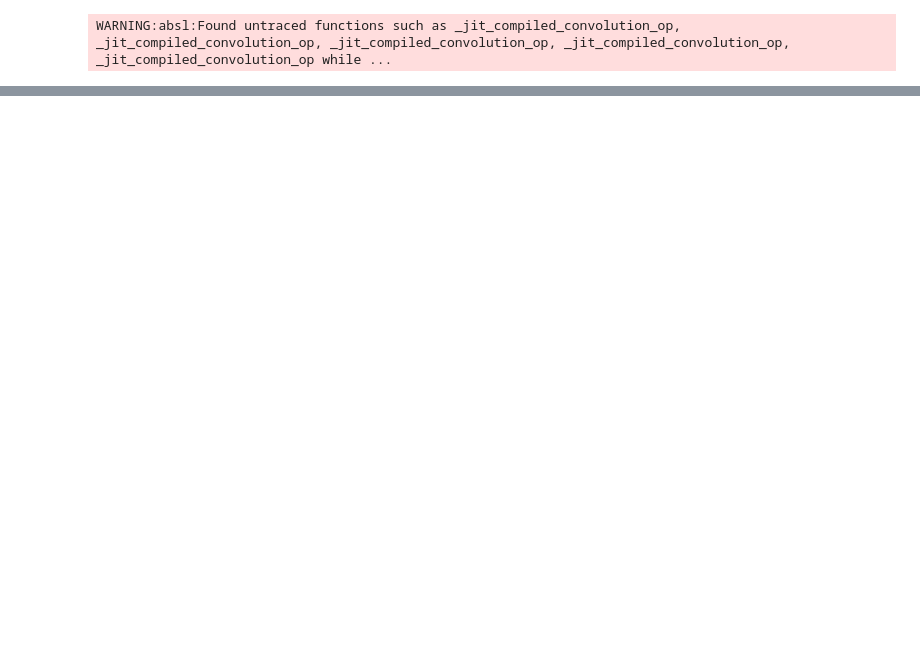
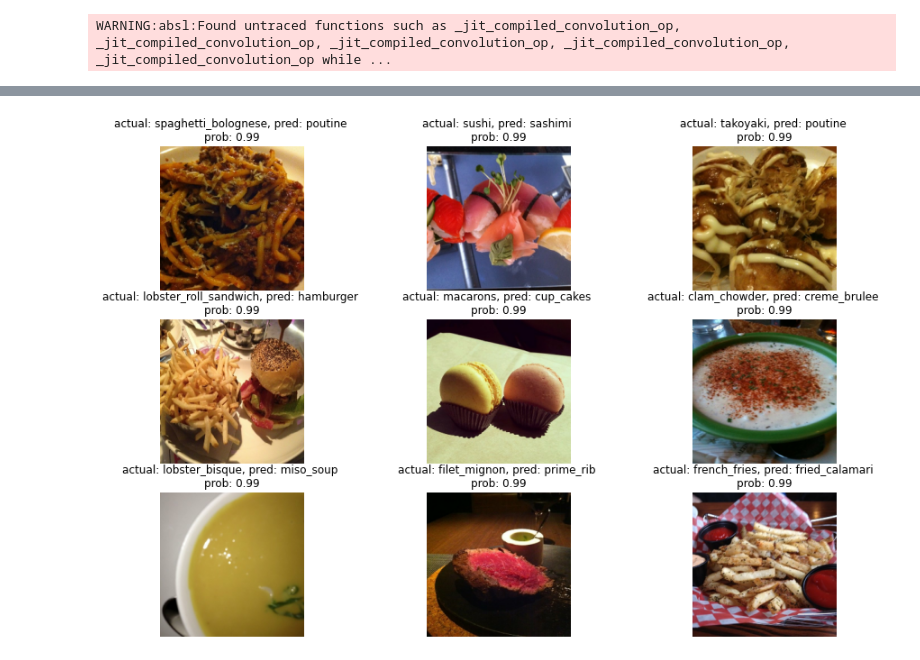
Before and after one commit to 95ImadEL/Tensorflow-basics, a Jupyter notebook: Scaling_up.ipynb, the cells around one changed output, grey strips where cells are left out. Drawn from its saved outputs; the diff is of its cells as text; code cells hidden in the pictures; blank space fills up the shorter version.

```diff
--- a/Scaling_up.ipynb
+++ b/Scaling_up.ipynb
@@ -236,0 +487,7 @@ WARNING:absl:Found untraced functions such as _jit_compiled_convolution_op, _jit
+# %%
+# 1. Get the filenames of all of our test data
+filepaths = []
+for filepath in test_data.list_files("101_food_classes_10_percent/test/*/*.jpg",
+                                     shuffle=False):
+  filepaths.append(filepath.numpy())
+filepaths[:10]
@@ -236,0 +505,10 @@ WARNING:absl:Found untraced functions such as _jit_compiled_convolution_op, _jit
+# %%
+# 2. Create a dataframe out of current prediction data for analysis
+import pandas as pd
+pred_df = pd.DataFrame({"img_path": filepaths,
+                        "y_true": y_labels,
+                        "y_pred": pred_classes,
+                        "pred_conf": pred_probs.max(axis=1), # get the maximum prediction probability value
+                        "y_true_classname": [class_names[i] for i in y_labels],
+                        "y_pred_classname": [class_names[i] for i in pred_classes]})
+pred_df.head()
@@ -236,0 +522,4 @@ WARNING:absl:Found untraced functions such as _jit_compiled_convolution_op, _jit
+# %%
+# 3. Is the prediction correct?
+pred_df["pred_correct"] = pred_df["y_true"] == pred_df["y_pred"]
+pred_df.head()
@@ -236,0 +533,4 @@ WARNING:absl:Found untraced functions such as _jit_compiled_convolution_op, _jit
+# %%
+# 4. Get the top 100 wrong examples
+top_100_wrong = pred_df[pred_df["pred_correct"] == False].sort_values("pred_conf", ascending=False)[:100]
+top_100_wrong.head(20)
@@ -236,0 +555,14 @@ WARNING:absl:Found untraced functions such as _jit_compiled_convolution_op, _jit
+# %%
+# 5. Visualize some of the most wrong examples
+images_to_view = 9
+start_index = 10 # change the start index to view more
+plt.figure(figsize=(15, 10))
+for i, row in enumerate(top_100_wrong[start_index:start_index+images_to_view].itertuples()):
+  plt.subplot(3, 3, i+1)
+  img = load_and_prep_image(row[1], scale=True)
+  _, _, _, _, pred_prob, y_true, y_pred, _ = row # only interested in a few parameters of each row
+  plt.imshow(img)
+  plt.title(f"actual: {y_true}, pred: {y_pred} \nprob: {pred_prob:.2f}")
+  plt.axis(False)
+# %% [output]
+[figure, added]
```
Also changed, not shown: parts of 29 cells of this notebook.
